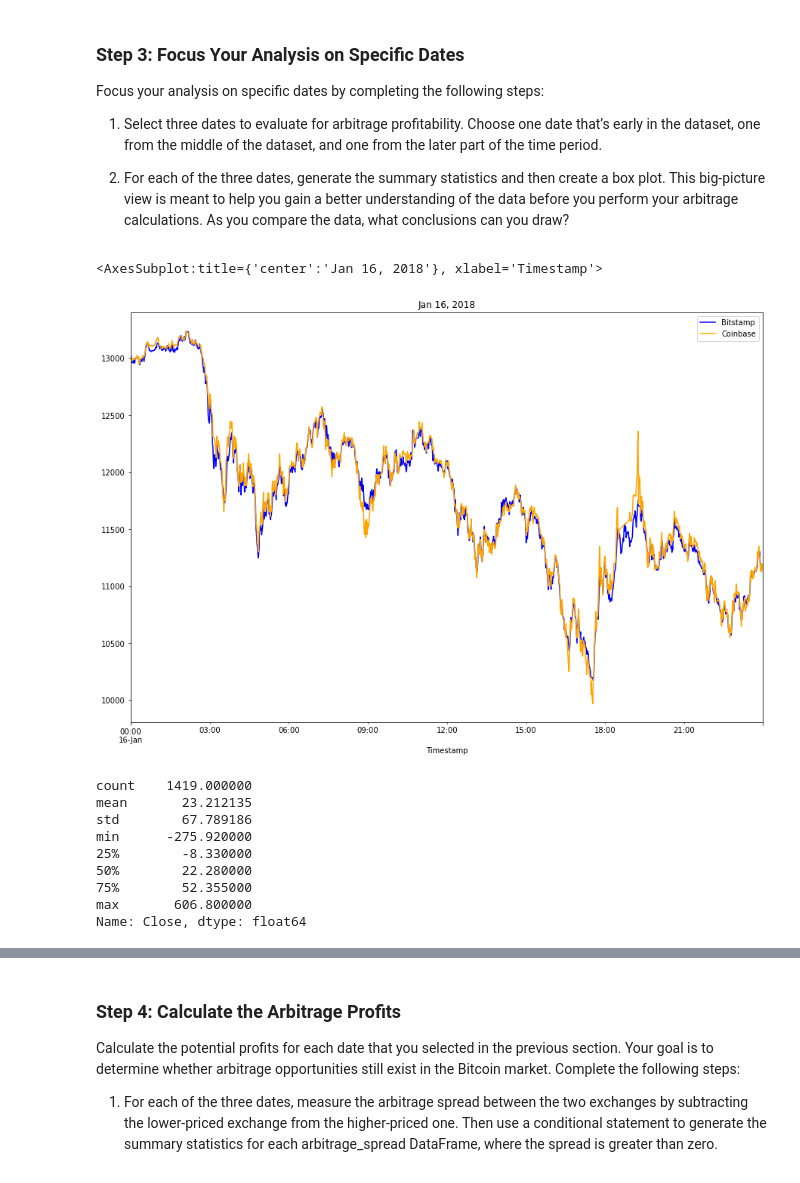
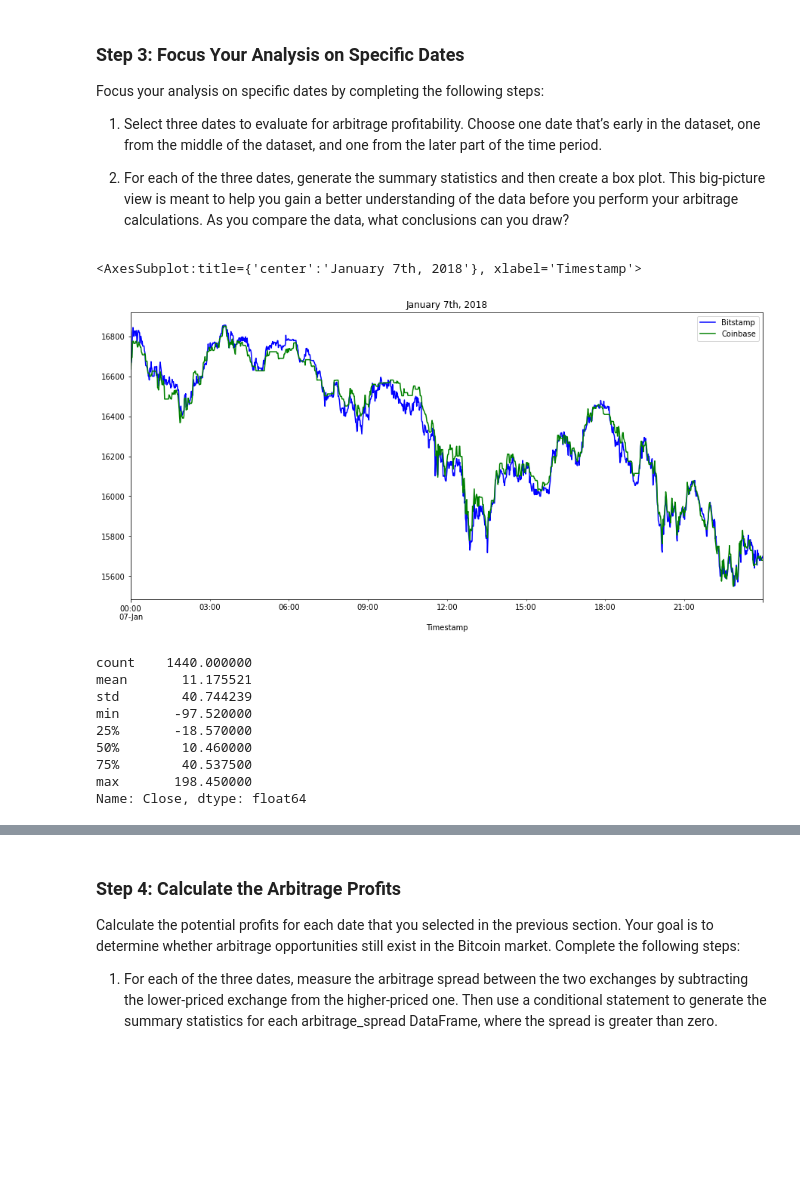
Before and after one commit to BrownTD/Crypto-Arbitrage-Bitcoin-Coinbase, a Jupyter notebook: Module_3_Challenge.ipynb, the cells around one changed output, grey strips where cells are left out. Saved outputs shown, nothing was run; the diff lists cells and outputs as text; code cells hidden in the pictures; blank space fills up the shorter version.

Commit message:
Final Module 3 Challenge Upload
Includes final summary tables and analysis as well arbitrage profits.

```diff
--- a/Module_3_Challenge.ipynb
+++ b/Module_3_Challenge.ipynb
@@ -300,26 +337,38 @@ Focus your analysis on specific dates by completing the following steps:
 # %%
 # Create an overlay plot that visualizes the two dataframes over a period of one day early in the dataset.
 # Be sure that the plots include the parameters `legend`, `figsize`, `title`, `color` and `label`
-# YOUR CODE HERE
+bitstamp_sliced["Close"].loc["2018-01-07"].plot(
+    legend=True,
+    figsize=(15,7),
+    title="January 7th, 2018",
+    color="blue",
+    label="Bitstamp"
+)
+coinbase_sliced["Close"].loc["2018-01-07"].plot(
+    legend=True,
+    figsize=(15,7),
+    color="green",
+    label= "Coinbase"
+)
 # %% [output]
-<AxesSubplot:title={'center':'Jan 16, 2018'}, xlabel='Timestamp'>
+<AxesSubplot:title={'center':'January 7th, 2018'}, xlabel='Timestamp'>
-[figure, old version]
+[figure, new version]
 # %%
 # Using the early date that you have selected, calculate the arbitrage spread
 # by subtracting the bitstamp lower closing prices from the coinbase higher closing prices
-arbitrage_spread_early = # YOUR CODE HERE
+arbitrage_spread_early = coinbase_sliced["Close"].loc["2018-01-07"]-bitstamp_sliced["Close"].loc["2018-01-07"]
 
 # Generate summary statistics for the early DataFrame
-# YOUR CODE HERE
+arbitrage_spread_early.describe()
 # %% [output]
-count    1419.000000
-mean       23.212135
-std        67.789186
-min      -275.920000
-25%        -8.330000
-50%        22.280000
-75%        52.355000
-max       606.800000
+count    1440.000000
+mean       11.175521
+std        40.744239
+min       -97.520000
+25%       -18.570000
+50%        10.460000
+75%        40.537500
+max       198.450000
 Name: Close, dtype: float64
 # %%
 # Visualize the arbitrage spread from early in the dataset in a box plot
```
Also changed, not shown: parts of 25 cells of this notebook.
